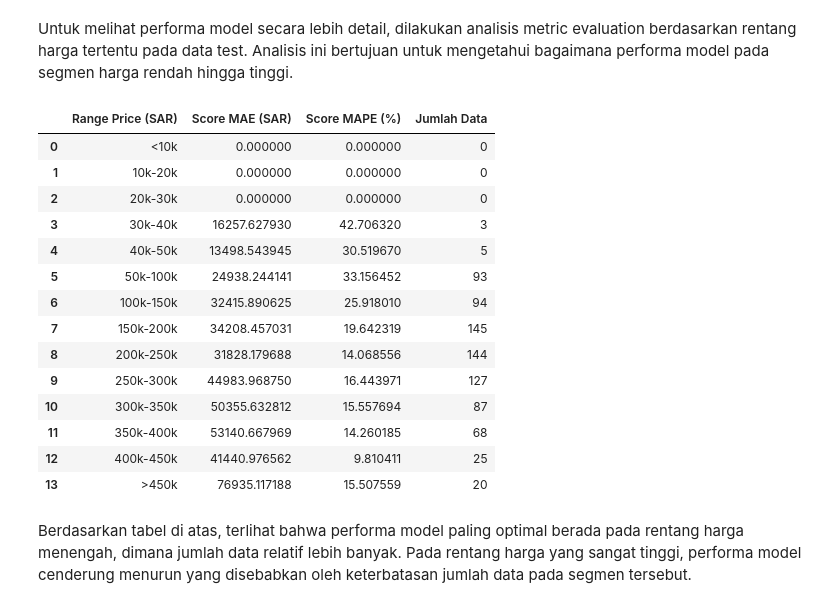
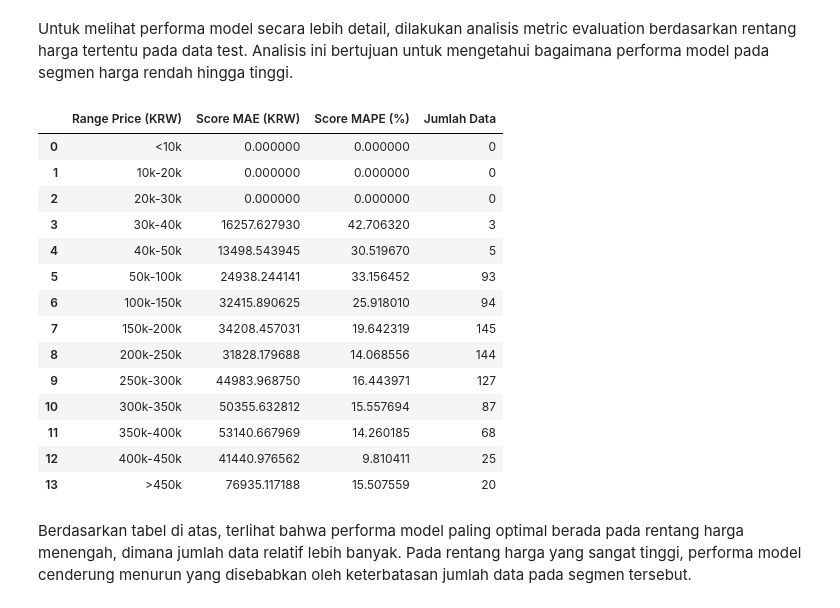
Before and after one commit to fajarhafizhuddin/capstone-modul-3, a Jupyter notebook: Fajar Hafizhuddin_Capstone 3.ipynb, the cells around one changed output. Saved outputs shown, nothing was run; the diff lists cells and outputs as text; code cells hidden in the pictures.

```diff
--- a/Fajar Hafizhuddin_Capstone 3.ipynb
+++ b/Fajar Hafizhuddin_Capstone 3.ipynb
@@ -854,36 +854,36 @@ ranges = [
     (300000, 350000), (350000, 400000), (400000, 450000),
     (450000, df_y_pred['y_test'].max())
 ]
 
 labels = [
     '<10k', '10k-20k', '20k-30k', '30k-40k', '40k-50k',
     '50k-100k', '100k-150k', '150k-200k', '200k-250k',
     '250k-300k', '300k-350k', '350k-400k', '400k-450k', '>450k'
 ]
 
 list_mae, list_mape, list_len = [], [], []
 
 for (low, high) in ranges:
     temp = df_y_pred[(df_y_pred['y_test'] > low) & (df_y_pred['y_test'] <= high)]
     if len(temp) > 0:
         list_mae.append(mean_absolute_error(temp['y_test'], temp['y_test_pred']))
         list_mape.append(mean_absolute_percentage_error(temp['y_test'], temp['y_test_pred']) * 100)
         list_len.append(len(temp))
     else:
         list_mae.append(0)
         list_mape.append(0)
         list_len.append(0)
 
 range_metrics = pd.DataFrame({
-    'Range Price (SAR)': labels,
-    'Score MAE (SAR)': list_mae,
+    'Range Price (KRW)': labels,
+    'Score MAE (KRW)': list_mae,
     'Score MAPE (%)': list_mape,
     'Jumlah Data': list_len
 })
 
 range_metrics
 # %% [output]
-|  | Range Price (SAR) | Score MAE (SAR) | Score MAPE (%) | Jumlah Data |
+|  | Range Price (KRW) | Score MAE (KRW) | Score MAPE (%) | Jumlah Data |
 | 0 | <10k | 0.000000 | 0.000000 | 0 |
 | 1 | 10k-20k | 0.000000 | 0.000000 | 0 |
 | 2 | 20k-30k | 0.000000 | 0.000000 | 0 |
```
Also changed, not shown: parts of 4 cells of this notebook.
